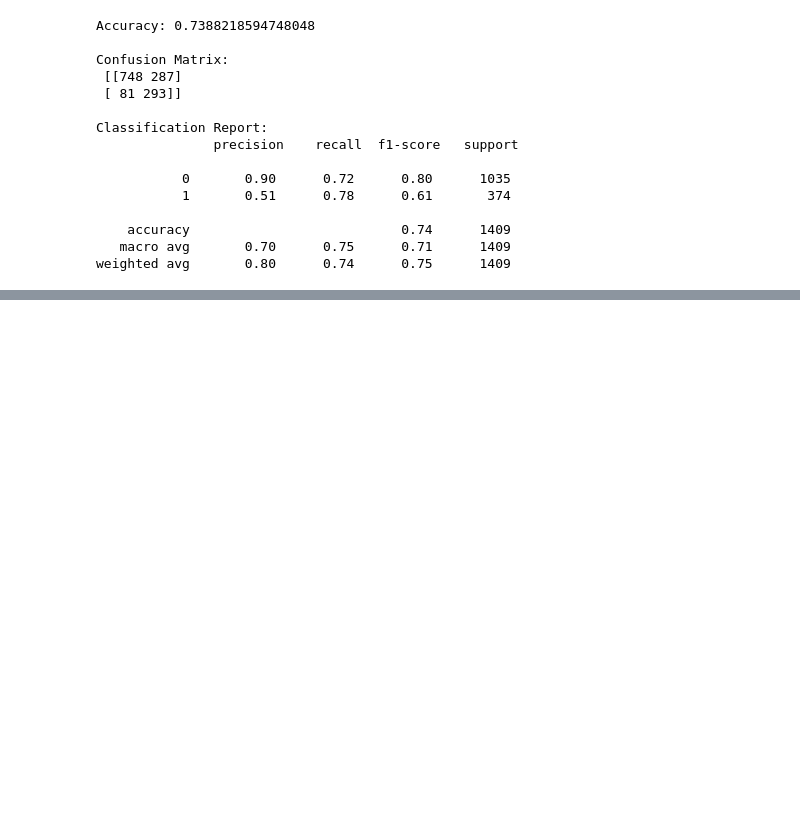
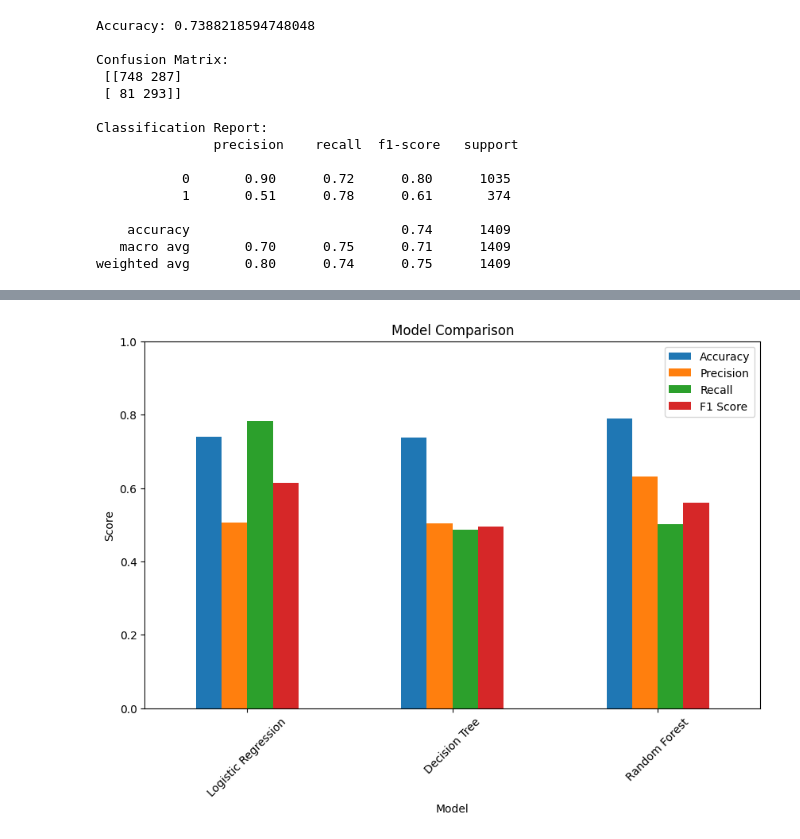
Before and after one commit to harshtatmute/Customer-Churn-Prediction, a Jupyter notebook: notebooks/Preprocessing_Model.ipynb, the cells around one changed output, grey strips where cells are left out. Saved outputs shown, nothing was run; the diff lists cells and outputs as text; code cells hidden in the pictures; blank space fills up the shorter version.

```diff
--- a/notebooks/Preprocessing_Model.ipynb
+++ b/notebooks/Preprocessing_Model.ipynb
@@ -151,0 +226,26 @@ weighted avg       0.80      0.74      0.75      1409
+# %%
+from sklearn.metrics import accuracy_score, precision_score, recall_score, f1_score
+
+results = pd.DataFrame({
+    "Model": ["Logistic Regression", "Decision Tree", "Random Forest"],
+    "Accuracy": [
+        accuracy_score(y_test, y_pred),
+        accuracy_score(y_test, y_pred_dt),
+        accuracy_score(y_test, y_pred_rf)
+    ],
+    "Precision": [
+        precision_score(y_test, y_pred),
+        precision_score(y_test, y_pred_dt),
+        precision_score(y_test, y_pred_rf)
+    ],
+    "Recall": [
+        recall_score(y_test, y_pred),
+        recall_score(y_test, y_pred_dt),
+        recall_score(y_test, y_pred_rf)
+    ],
+    "F1 Score": [
+        f1_score(y_test, y_pred),
+        f1_score(y_test, y_pred_dt),
+        f1_score(y_test, y_pred_rf)
+    ]
+})
@@ -151,0 +259,9 @@ weighted avg       0.80      0.74      0.75      1409
+# %%
+results.set_index("Model")[["Accuracy","Precision","Recall","F1 Score"]].plot(kind="bar", figsize=(10,6))
+plt.title("Model Comparison")
+plt.ylabel("Score")
+plt.ylim(0,1)
+plt.xticks(rotation=45)
+plt.show()
+# %% [output]
+[figure, added]
```
Also changed, not shown: parts of 11 cells of this notebook.
